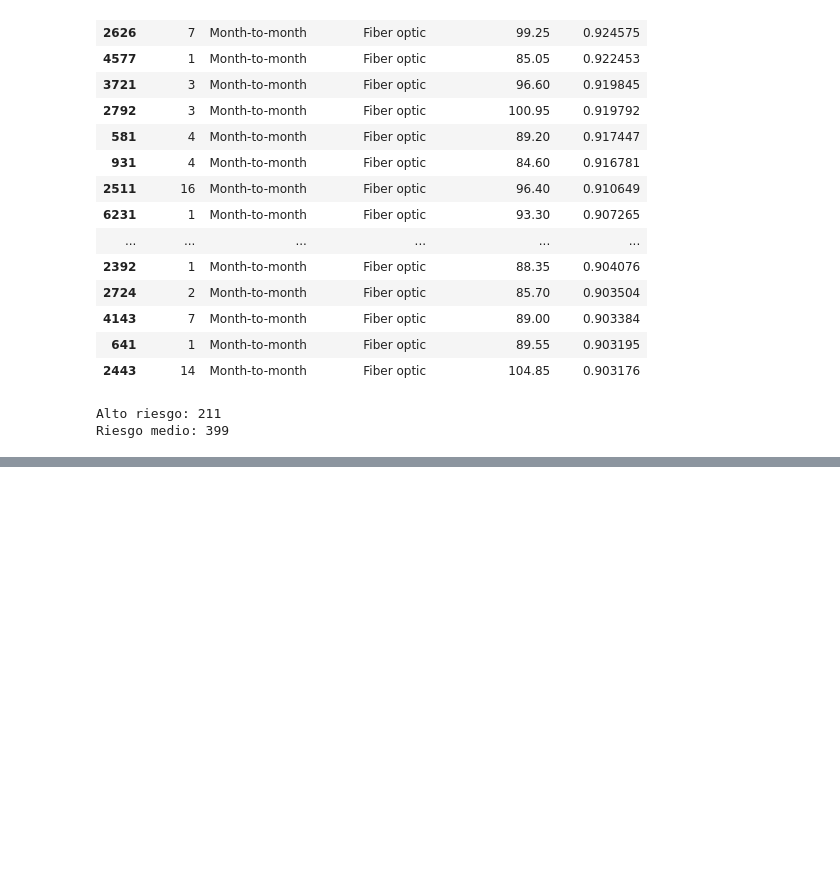
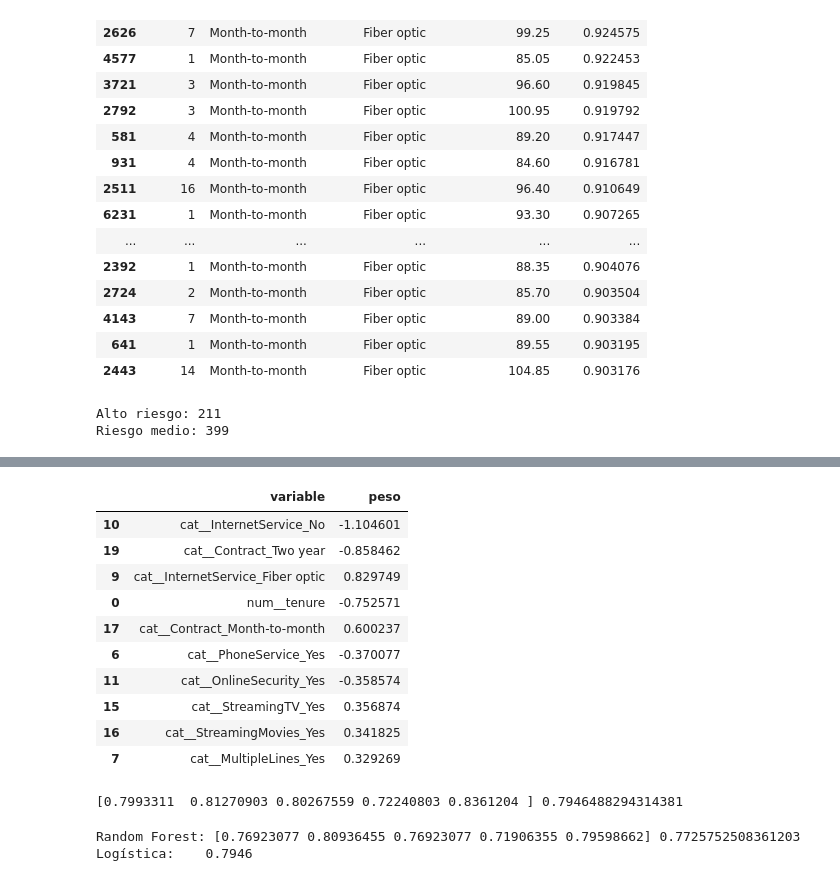
Before and after one commit to KingAegon19/telco-churn, a Jupyter notebook: notebooks/03_modelado.ipynb, the cells around one changed output, grey strips where cells are left out. Saved outputs shown, nothing was run; the diff lists cells and outputs as text; code cells hidden in the pictures; blank space fills up the shorter version.

```diff
--- a/notebooks/03_modelado.ipynb
+++ b/notebooks/03_modelado.ipynb
@@ -196,0 +285,18 @@ Riesgo medio: 399
+# %%
+X_train3 = X_train.drop(columns=['TotalCharges', 'mes_a_mes_fibra'])
+X_test3 = X_test.drop(columns=['TotalCharges', 'mes_a_mes_fibra'])
+
+cat_cols3 = [c for c in X_train3.columns if c not in ['tenure', 'MonthlyCharges']]
+
+prep3 = ColumnTransformer([
+    ('num', StandardScaler(), ['tenure', 'MonthlyCharges']),
+    ('cat', OneHotEncoder(drop='if_binary', handle_unknown='ignore'), cat_cols3)
+])
+
+modelo3 = Pipeline([
+    ('prep', prep3),
+    ('clf', LogisticRegression(max_iter=1000, class_weight='balanced'))
+])
+
+modelo3.fit(X_train3, y_train)
+print(classification_report(y_test, modelo3.predict(X_test3)))
@@ -196,0 +312,46 @@ Riesgo medio: 399
+# %%
+nombres3 = modelo3.named_steps['prep'].get_feature_names_out()
+pesos3 = modelo3.named_steps['clf'].coef_[0]
+
+coef3 = pd.DataFrame({'variable': nombres3, 'peso': pesos3})
+coef3['abs'] = coef3['peso'].abs()
+coef3.sort_values('abs', ascending=False)[['variable','peso']].head(10)
+# %% [output]
+|  | variable | peso |
+| 10 | cat__InternetService_No | -1.104601 |
+| 19 | cat__Contract_Two year | -0.858462 |
+| 9 | cat__InternetService_Fiber optic | 0.829749 |
+| 0 | num__tenure | -0.752571 |
+| 17 | cat__Contract_Month-to-month | 0.600237 |
+| 6 | cat__PhoneService_Yes | -0.370077 |
+| 11 | cat__OnlineSecurity_Yes | -0.358574 |
+| 15 | cat__StreamingTV_Yes | 0.356874 |
+| 16 | cat__StreamingMovies_Yes | 0.341825 |
+| 7 | cat__MultipleLines_Yes | 0.329269 |
+# %%
+from sklearn.model_selection import cross_val_score
+
+scores = cross_val_score(modelo3, X_train3, y_train, cv=5, scoring='recall')
+print(scores, scores.mean())
+# %% [output]
+[0.7993311  0.81270903 0.80267559 0.72240803 0.8361204 ] 0.7946488294314381
+# %%
+from sklearn.ensemble import RandomForestClassifier
+
+modelo_rf = Pipeline([
+    ('prep', prep3),
+    ('clf', RandomForestClassifier(
+        n_estimators=300,
+        class_weight='balanced',
+        min_samples_leaf=5,
+        random_state=42,
+        n_jobs=-1
+    ))
+])
+
+scores_rf = cross_val_score(modelo_rf, X_train3, y_train, cv=5, scoring='recall')
+print("Random Forest:", scores_rf, scores_rf.mean())
+print("Logística:    0.7946")
+# %% [output]
+Random Forest: [0.76923077 0.80936455 0.76923077 0.71906355 0.79598662] 0.7725752508361203
+Logística:    0.7946
```
Also changed, not shown: parts of 8 cells of this notebook, 1 other file.
